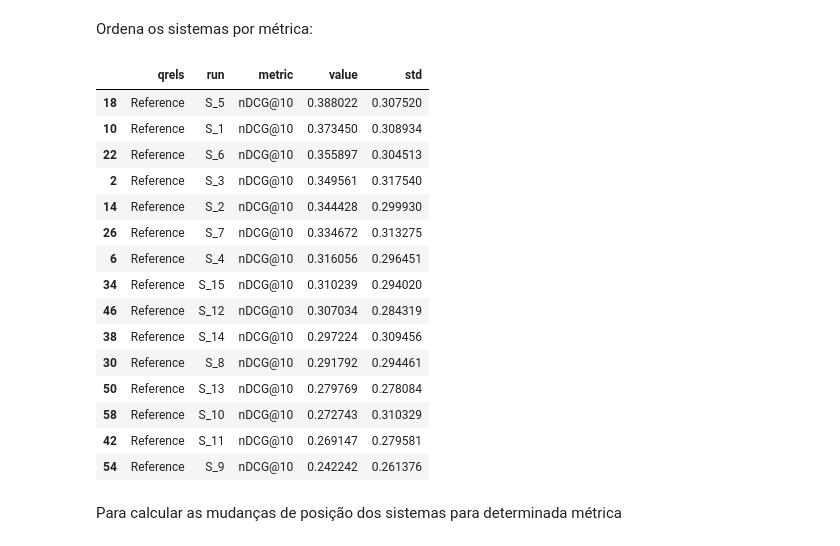
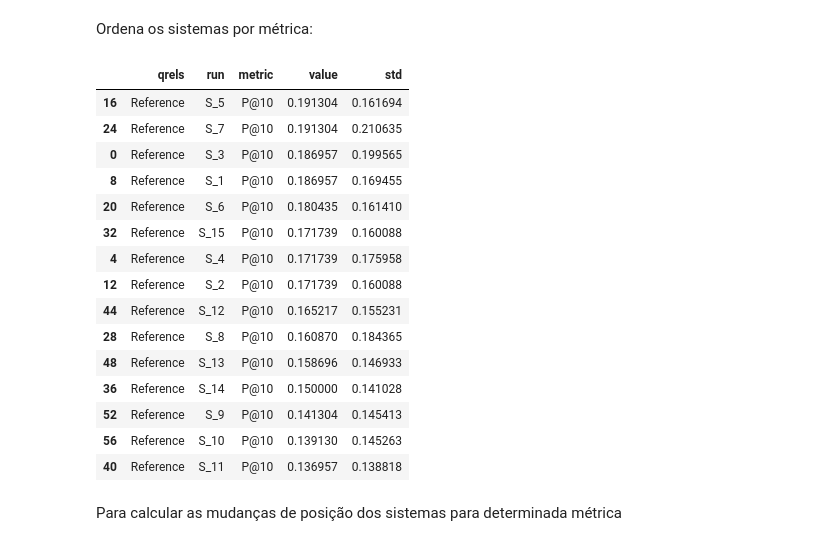
Before and after one commit to carisio/NormasTCU, a Jupyter notebook: 8 - Comparação ranking sistemas.ipynb, the cells around one changed output. Cells and saved outputs as stored; diff of their text form; code cells hidden in the pictures.

```diff
--- a/8 - Comparação ranking sistemas.ipynb
+++ b/8 - Comparação ranking sistemas.ipynb
@@ -187,25 +279,25 @@ df_metricas = pd.DataFrame(results)
 Ordena os sistemas por métrica:
 # %%
 x = df_metricas[df_metricas.qrels==NOME_QRELS_REF]
-x = x[x.metric == f'nDCG@{k}'].sort_values('value', ascending=False)
+x = x[x.metric == f'P@{k}'].sort_values('value', ascending=False)
 x
 # %% [output]
 |  | qrels | run | metric | value | std |
-| 18 | Reference | S_5 | nDCG@10 | 0.388022 | 0.307520 |
-| 10 | Reference | S_1 | nDCG@10 | 0.373450 | 0.308934 |
-| 22 | Reference | S_6 | nDCG@10 | 0.355897 | 0.304513 |
-| 2 | Reference | S_3 | nDCG@10 | 0.349561 | 0.317540 |
-| 14 | Reference | S_2 | nDCG@10 | 0.344428 | 0.299930 |
-| 26 | Reference | S_7 | nDCG@10 | 0.334672 | 0.313275 |
-| 6 | Reference | S_4 | nDCG@10 | 0.316056 | 0.296451 |
-| 34 | Reference | S_15 | nDCG@10 | 0.310239 | 0.294020 |
-| 46 | Reference | S_12 | nDCG@10 | 0.307034 | 0.284319 |
-| 38 | Reference | S_14 | nDCG@10 | 0.297224 | 0.309456 |
-| 30 | Reference | S_8 | nDCG@10 | 0.291792 | 0.294461 |
-| 50 | Reference | S_13 | nDCG@10 | 0.279769 | 0.278084 |
-| 58 | Reference | S_10 | nDCG@10 | 0.272743 | 0.310329 |
-| 42 | Reference | S_11 | nDCG@10 | 0.269147 | 0.279581 |
-| 54 | Reference | S_9 | nDCG@10 | 0.242242 | 0.261376 |
+| 16 | Reference | S_5 | P@10 | 0.191304 | 0.161694 |
+| 24 | Reference | S_7 | P@10 | 0.191304 | 0.210635 |
+| 0 | Reference | S_3 | P@10 | 0.186957 | 0.199565 |
+| 8 | Reference | S_1 | P@10 | 0.186957 | 0.169455 |
+| 20 | Reference | S_6 | P@10 | 0.180435 | 0.161410 |
+| 32 | Reference | S_15 | P@10 | 0.171739 | 0.160088 |
+| 4 | Reference | S_4 | P@10 | 0.171739 | 0.175958 |
+| 12 | Reference | S_2 | P@10 | 0.171739 | 0.160088 |
+| 44 | Reference | S_12 | P@10 | 0.165217 | 0.155231 |
+| 28 | Reference | S_8 | P@10 | 0.160870 | 0.184365 |
+| 48 | Reference | S_13 | P@10 | 0.158696 | 0.146933 |
+| 36 | Reference | S_14 | P@10 | 0.150000 | 0.141028 |
+| 52 | Reference | S_9 | P@10 | 0.141304 | 0.145413 |
+| 56 | Reference | S_10 | P@10 | 0.139130 | 0.145263 |
+| 40 | Reference | S_11 | P@10 | 0.136957 | 0.138818 |
 # %% [markdown]
 Para calcular as mudanças de posição dos sistemas para determinada métrica
 # %%
```
Also changed, not shown: parts of 3 cells of this notebook.
